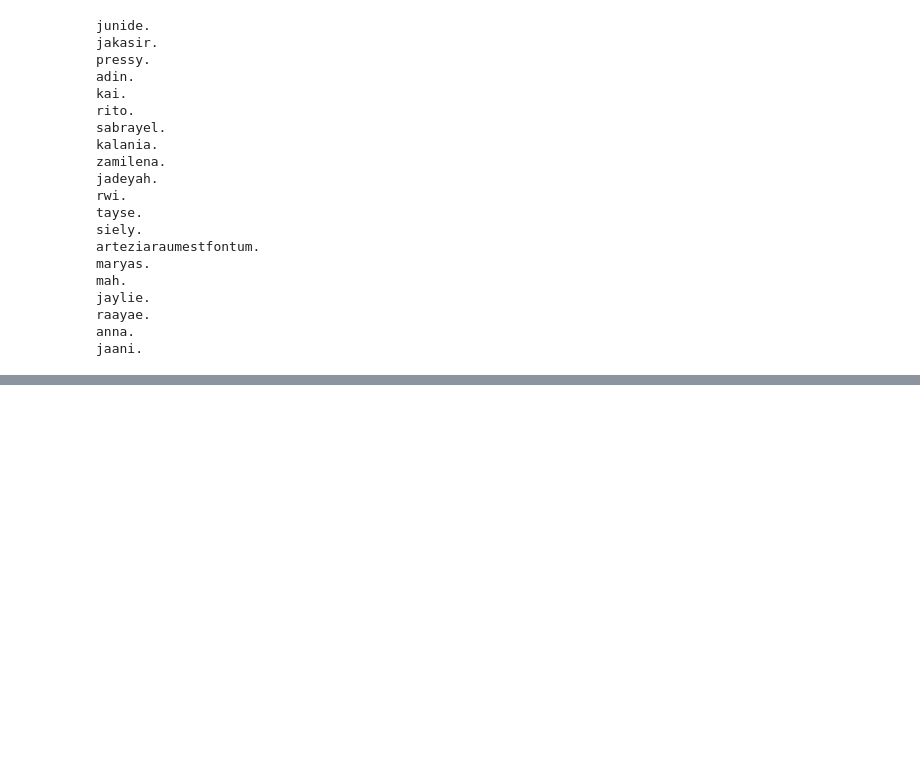
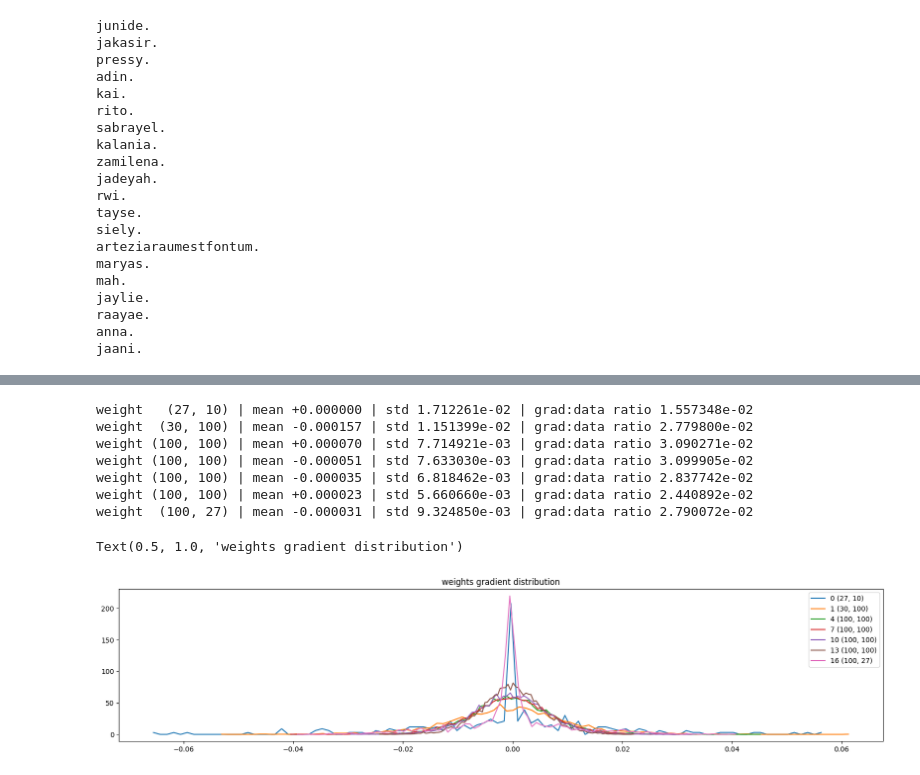
Before and after one commit to AndrewTaylor704/AI_Learning, a Jupyter notebook: makemore_lecture4.ipynb, the cells around one changed output, grey strips where cells are left out. Cells and saved outputs as stored; diff of their text form; code cells hidden in the pictures; blank space fills up the shorter version.

```diff
--- a/makemore_lecture4.ipynb
+++ b/makemore_lecture4.ipynb
@@ -231,0 +417,23 @@ jaani.
+# %%
+# visualise histograms
+plt.figure(figsize=(20,4))
+legends = []
+for i, p in enumerate(parameters):
+    t = p.grad
+    if p.ndim == 2:
+        print('weight %10s | mean %+f | std %e | grad:data ratio %e' % (tuple(p.shape), t.mean(), t.std(), t.std() / p.std()))
+        hy, hx = torch.histogram(t, density=True)
+        plt.plot(hx[:-1].detach(), hy.detach())
+        legends.append(f'{i} {tuple(p.shape)}')
+plt.legend(legends)
+plt.title('weights gradient distribution')
+# %% [output]
+weight   (27, 10) | mean +0.000000 | std 1.712261e-02 | grad:data ratio 1.557348e-02
+weight  (30, 100) | mean -0.000157 | std 1.151399e-02 | grad:data ratio 2.779800e-02
+weight (100, 100) | mean +0.000070 | std 7.714921e-03 | grad:data ratio 3.090271e-02
+weight (100, 100) | mean -0.000051 | std 7.633030e-03 | grad:data ratio 3.099905e-02
+weight (100, 100) | mean -0.000035 | std 6.818462e-03 | grad:data ratio 2.837742e-02
+weight (100, 100) | mean +0.000023 | std 5.660660e-03 | grad:data ratio 2.440892e-02
+weight  (100, 27) | mean -0.000031 | std 9.324850e-03 | grad:data ratio 2.790072e-02
+Text(0.5, 1.0, 'weights gradient distribution')
+[figure, added]
```
Also changed, not shown: parts of 8 cells of this notebook, 1 other file.
